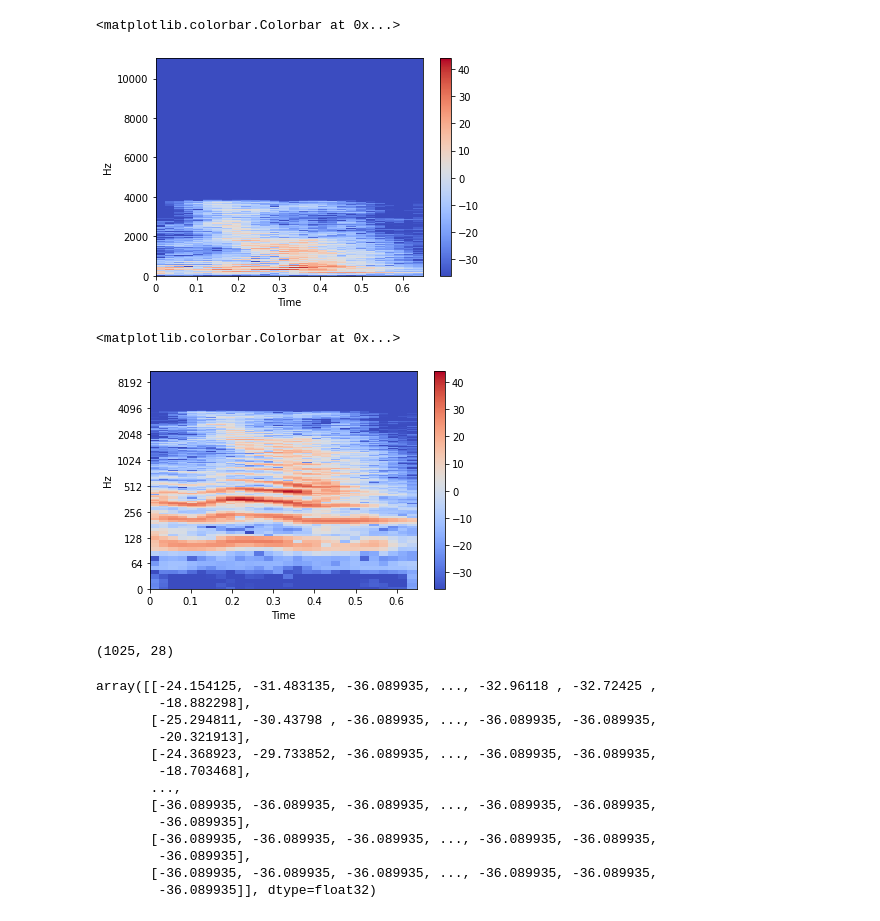
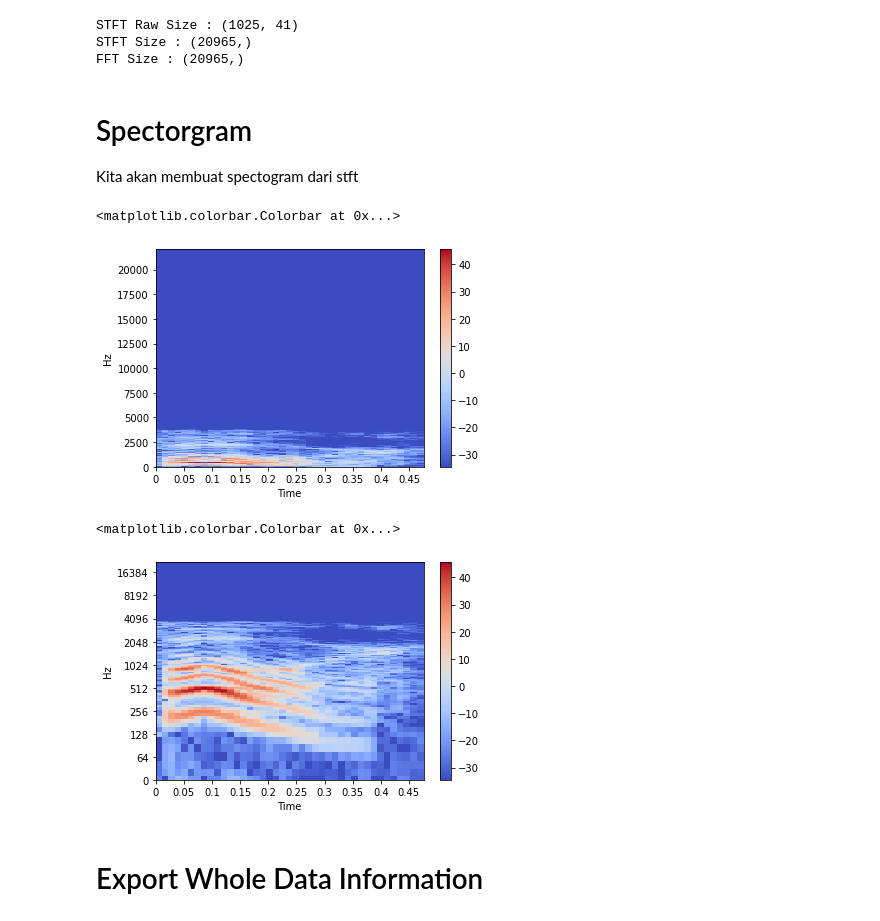
Before and after one commit to iqbalbasyar/voice-classification, a Jupyter notebook: voice-clasification.ipynb, the cells around one changed output. Saved outputs shown, nothing was run; the diff lists cells and outputs as text; code cells hidden in the pictures.

```diff
--- a/voice-clasification.ipynb
+++ b/voice-clasification.ipynb
@@ -13,6 +62,7 @@ import os
 # %%
-# load data
-audio_data = 'data/0_jackson_0.wav'
+# load data pertama
+i = 0
+audio_data = f"data/{X_train['filename'].iloc[i]}"
 audio_array, audio_sr = librosa.load(audio_data, sr=44100)
 # %%
 import IPython.display as ipd
@@ -51,0 +120,3 @@ p
+# %%
+audio_stft_raw = librosa.stft(audio_array)
+audio_stft = fft_plot(audio_array, audio_sr, method='stft')
@@ -52,35 +129,29 @@ p
+# %%
+print(f"""STFT Raw Size : {audio_stft_raw.shape}
+STFT Size : {audio_stft.shape}
+FFT Size : {audio_fft.shape}
+""")
+# %% [output]
+STFT Raw Size : (1025, 41)
+STFT Size : (20965,)
+FFT Size : (20965,)
+# %% [markdown]
+# Spectorgram
+Kita akan membuat spectogram dari stft
+# %%
+Xdb = librosa.amplitude_to_db(abs(audio_stft_raw))
 # %%
-X = librosa.stft(x)
-Xdb = librosa.amplitude_to_db(abs(X))
-librosa.display.specshow(Xdb, sr=sr, x_axis='time', y_axis='hz')
+librosa.display.specshow(Xdb, sr=44100, x_axis='time', y_axis='hz')
 plt.colorbar()
 # %% [output]
 <matplotlib.colorbar.Colorbar at 0x...>
-[figure, old version]
+[figure, new version]
 # %%
-# log frequency untuk memadatkan file. Berguna untuk membuat model lebih mudah dilatih.
-librosa.display.specshow(Xdb, sr=sr, x_axis='time', y_axis='log')
+# log frequency untuk memadatkan file. Berguna untuk visualisasi saja
+librosa.display.specshow(Xdb, sr=44100, x_axis='time', y_axis='log')
 plt.colorbar()
 # %% [output]
 <matplotlib.colorbar.Colorbar at 0x...>
-[figure, old version]
+[figure, new version]
-# %%
-Xdb.shape
-# %% [output]
-(1025, 28)
-# %%
-Xdb
-# %% [output]
-array([[-24.154125, -31.483135, -36.089935, ..., -32.96118 , -32.72425 ,
-        -18.882298],
-       [-25.294811, -30.43798 , -36.089935, ..., -36.089935, -36.089935,
-        -20.321913],
-       [-24.368923, -29.733852, -36.089935, ..., -36.089935, -36.089935,
-        -18.703468],
-       ...,
-       [-36.089935, -36.089935, -36.089935, ..., -36.089935, -36.089935,
-        -36.089935],
-       [-36.089935, -36.089935, -36.089935, ..., -36.089935, -36.089935,
-        -36.089935],
-       [-36.089935, -36.089935, -36.089935, ..., -36.089935, -36.089935,
-        -36.089935]], dtype=float32)
+# %% [markdown]
+# Export Whole Data Information
```
Also changed, not shown: parts of 31 cells of this notebook, 1 other file.
